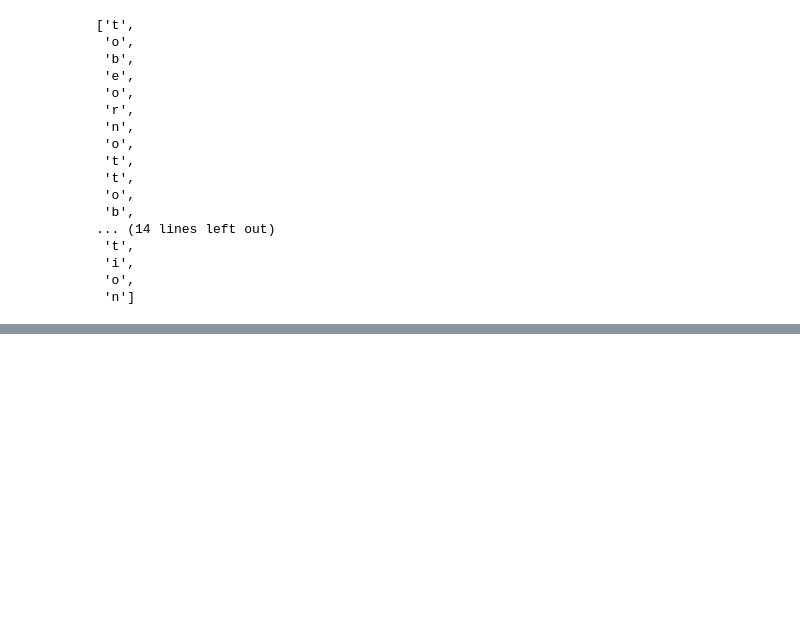
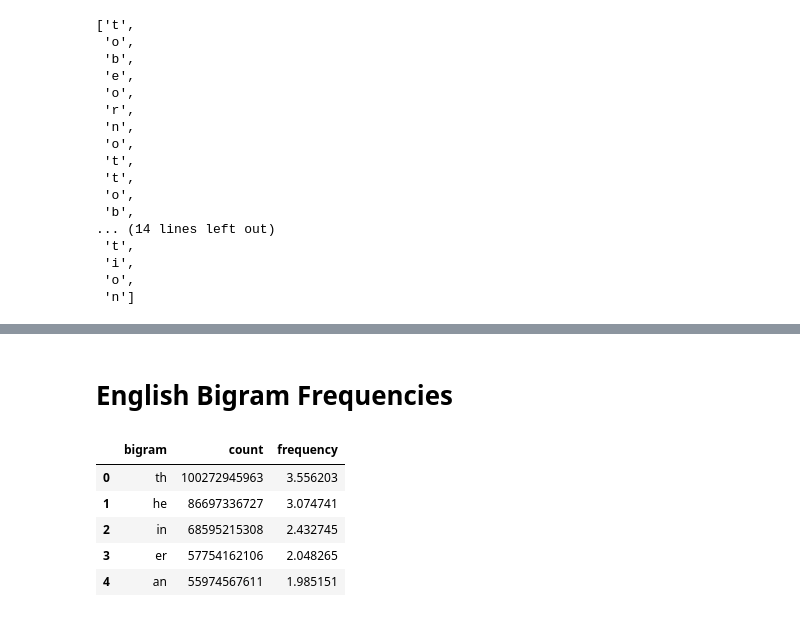
Before and after one commit to serengil/crypto, a Jupyter notebook: python/classical/Homophonic.ipynb, the cells around one changed output, grey strips where cells are left out. Drawn from its saved outputs; the diff is of its cells as text; code cells hidden in the pictures; blank space fills up the shorter version.

```diff
--- a/python/classical/Homophonic.ipynb
+++ b/python/classical/Homophonic.ipynb
@@ -134,0 +145,2 @@ restored_text[0:30]
+# %% [markdown]
+# English Bigram Frequencies
@@ -134,0 +153,9 @@ restored_text[0:30]
+# %%
+eng_bigrams.head()
+# %% [output]
+|  | bigram | count | frequency |
+| 0 | th | 100272945963 | 3.556203 |
+| 1 | he | 86697336727 | 3.074741 |
+| 2 | in | 68595215308 | 2.432745 |
+| 3 | er | 57754162106 | 2.048265 |
+| 4 | an | 55974567611 | 1.985151 |
```
Also changed, not shown: parts of 21 cells of this notebook.
